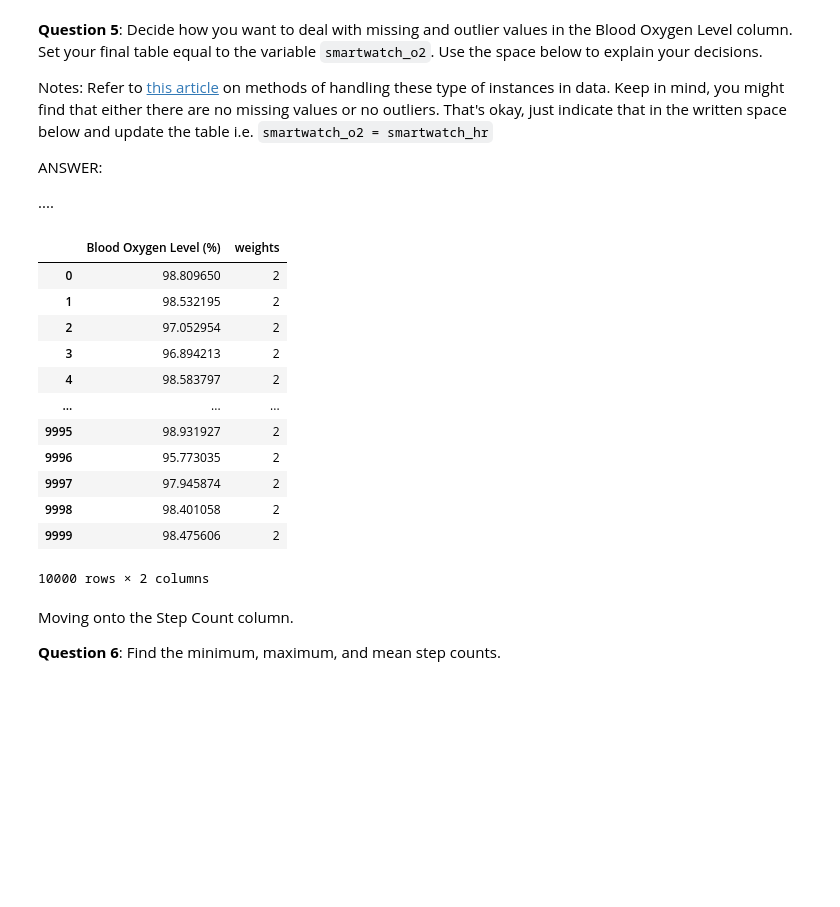
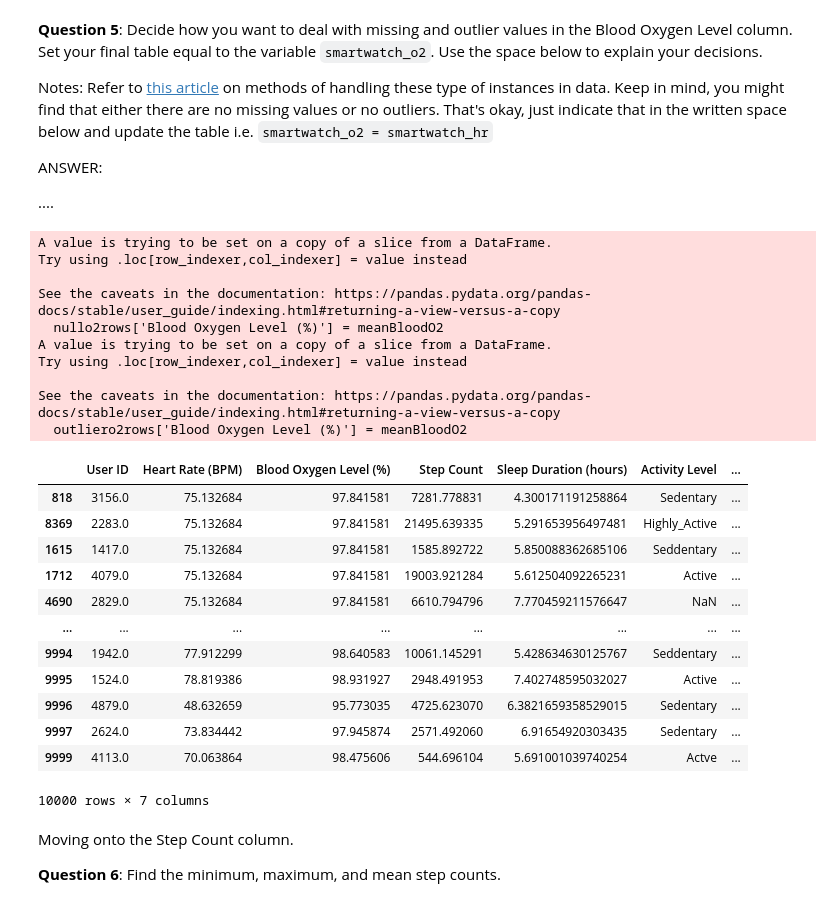
Before and after one commit to BMC-Intersectional-Data-Feminism/exercise-2-data-cleaning-and-analysis-biancaprz, a Jupyter notebook: exercise2.ipynb, the cells around one changed output. Drawn from its saved outputs; the diff is of its cells as text; code cells hidden in the pictures; blank space fills up the shorter version.

```diff
--- a/exercise2.ipynb
+++ b/exercise2.ipynb
@@ -217,30 +222,44 @@ ANSWER:
 ....
 # %%
 ## use this space or additional cells to deal with the missing/outlier values.
-
-nullo2rows = smartwatch[smartwatch['Blood Oxygen Level (%)'].isnull()] ##isnull acounts for null values
-outliero2rows= smartwatch[smartwatch['Blood Oxygen Level (%)'] <= 92.5]
-smartwatch['weights'] = 2 # CITE: Google "how to maniupulate the weight of values in a data set"
-smartwatch.loc[ smartwatch['Blood Oxygen Level (%)'].isnull(),'weights'] == 0
-smartwatch.loc[ smartwatch['Blood Oxygen Level (%)'] <= 92.5, 'weights'] = 1
-smartwatch_o2 = smartwatch[['Blood Oxygen Level (%)', 'weights']]
+meanBloodO2 = smartwatch_hr['Blood Oxygen Level (%)'].mean()
 
 
+nullo2rows = smartwatch_hr[smartwatch_hr['Blood Oxygen Level (%)'].isnull()] ##isnull acounts for null values
+outliero2rows= smartwatch_hr[smartwatch_hr['Blood Oxygen Level (%)'] <= 92.5]
+
+nullo2rows['Blood Oxygen Level (%)'] = meanBloodO2
+outliero2rows['Blood Oxygen Level (%)'] = meanBloodO2
+
+normo2rows = smartwatch_hr[(~smartwatch_hr['Blood Oxygen Level (%)'].isnull()) & (smartwatch_hr['Blood Oxygen Level (%)'] > 92.5)]
+
+smartwatch_o2 = pd.concat([nullo2rows,outliero2rows,normo2rows])
+
 smartwatch_o2
 # %% [output]
+A value is trying to be set on a copy of a slice from a DataFrame.
+Try using .loc[row_indexer,col_indexer] = value instead
+
+See the caveats in the documentation: https://pandas.pydata.org/pandas-docs/stable/user_guide/indexing.html#returning-a-view-versus-a-copy
+  nullo2rows['Blood Oxygen Level (%)'] = meanBloodO2
+A value is trying to be set on a copy of a slice from a DataFrame.
+Try using .loc[row_indexer,col_indexer] = value instead
+
+See the caveats in the documentation: https://pandas.pydata.org/pandas-docs/stable/user_guide/indexing.html#returning-a-view-versus-a-copy
+  outliero2rows['Blood Oxygen Level (%)'] = meanBloodO2
-|  | Blood Oxygen Level (%) | weights |
-| 0 | 98.809650 | 2 |
-| 1 | 98.532195 | 2 |
-| 2 | 97.052954 | 2 |
-| 3 | 96.894213 | 2 |
-| 4 | 98.583797 | 2 |
-| ... | ... | ... |
-| 9995 | 98.931927 | 2 |
-| 9996 | 95.773035 | 2 |
-| 9997 | 97.945874 | 2 |
-| 9998 | 98.401058 | 2 |
-| 9999 | 98.475606 | 2 |
+|  | User ID | Heart Rate (BPM) | Blood Oxygen Level (%) | Step Count | Sleep Duration (hours) | Activity Level | ... |
+| 818 | 3156.0 | 75.132684 | 97.841581 | 7281.778831 | 4.300171191258864 | Sedentary | ... |
+| 8369 | 2283.0 | 75.132684 | 97.841581 | 21495.639335 | 5.291653956497481 | Highly_Active | ... |
+| 1615 | 1417.0 | 75.132684 | 97.841581 | 1585.892722 | 5.850088362685106 | Seddentary | ... |
+| 1712 | 4079.0 | 75.132684 | 97.841581 | 19003.921284 | 5.612504092265231 | Active | ... |
+| 4690 | 2829.0 | 75.132684 | 97.841581 | 6610.794796 | 7.770459211576647 | NaN | ... |
+| ... | ... | ... | ... | ... | ... | ... | ... |
+| 9994 | 1942.0 | 77.912299 | 98.640583 | 10061.145291 | 5.428634630125767 | Seddentary | ... |
+| 9995 | 1524.0 | 78.819386 | 98.931927 | 2948.491953 | 7.402748595032027 | Active | ... |
+| 9996 | 4879.0 | 48.632659 | 95.773035 | 4725.623070 | 6.3821659358529015 | Sedentary | ... |
+| 9997 | 2624.0 | 73.834442 | 97.945874 | 2571.492060 | 6.91654920303435 | Sedentary | ... |
+| 9999 | 4113.0 | 70.063864 | 98.475606 | 544.696104 | 5.691001039740254 | Actve | ... |
-10000 rows × 2 columns
+10000 rows × 7 columns
 # %% [markdown]
 Moving onto the Step Count column.
 
```
Also changed, not shown: parts of 27 cells of this notebook, 1 other file.
